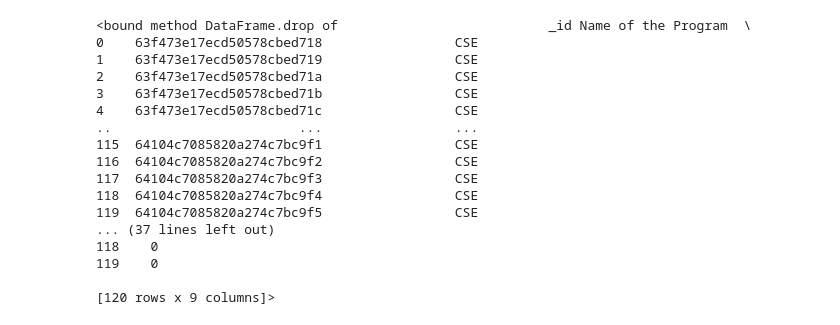
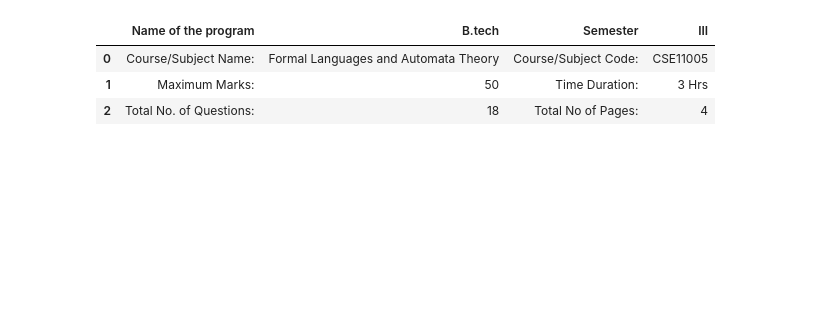
Before and after one commit to arup208hi/Final8sem, a Jupyter notebook: practicesmartquestion (3) 2 (1).ipynb, the cells around one changed output. Saved outputs shown, nothing was run; the diff lists cells and outputs as text; code cells hidden in the pictures; blank space fills up the shorter version.

```diff
--- a/practicesmartquestion (3) 2 (1).ipynb
+++ b/practicesmartquestion (3) 2 (1).ipynb
@@ -36,23 +36,39 @@ for data in x:
 {'_id': ObjectId('64104c7085820a274c7bc9f5'), 'Name of the Program': 'CSE', 'Paper Title': 'Switching Circuit and Logic Design', 'Paper Code': 'CSE11004', 'Semester': 'III', 'Question': 'Discuss the c ...
 # %%
 df=pd.DataFrame(list(col.find()))
-df.drop
+# df.drop
+# df.to_markdown()
+# df
+marks_5 = df['Question'][df["Marks"]=='5']
+marks_1 = df['Question'][df["Marks"]=='1']
-# %% [output]
-<bound method DataFrame.drop of                           _id Name of the Program  \
-0    63f473e17ecd50578cbed718                 CSE
-1    63f473e17ecd50578cbed719                 CSE
-2    63f473e17ecd50578cbed71a                 CSE
-3    63f473e17ecd50578cbed71b                 CSE
-4    63f473e17ecd50578cbed71c                 CSE
-..                        ...                 ...
-115  64104c7085820a274c7bc9f1                 CSE
-116  64104c7085820a274c7bc9f2                 CSE
-117  64104c7085820a274c7bc9f3                 CSE
-118  64104c7085820a274c7bc9f4                 CSE
-119  64104c7085820a274c7bc9f5                 CSE
-... (37 lines left out)
-118    0
-119    0
-
-[120 rows x 9 columns]>
+# %%
+marks_1=pd.DataFrame()
+marks_1 = df['Question'][df["Marks"]=='1']
+li=[]
+d=marks_1.sample(n=5)
+for i in d:
+    li.append(i)
+
+e=marks_5.sample(n=3)
+for j in e:
+    li.append(j)
+df54=pd.DataFrame(li)
+
+
+df54.reset_index(drop=True,inplace=True)
+df54.to_html("df54.html")
+
+data = {'Name of the program': ['Course/Subject Name:', 'Maximum Marks:','Total No. of Questions:'],
+        'B.tech': ['Formal Languages and Automata Theory','50','18'],
+        'Semester':['Course/Subject Code:','Time Duration:','Total No of Pages:'],
+        'III':['CSE11005','3 Hrs','4']
+        }
+
+df555=pd.DataFrame(data)
+df555
+# %% [output]
+|  | Name of the program | B.tech | Semester | III |
+| 0 | Course/Subject Name: | Formal Languages and Automata Theory | Course/Subject Code: | CSE11005 |
+| 1 | Maximum Marks: | 50 | Time Duration: | 3 Hrs |
+| 2 | Total No. of Questions: | 18 | Total No of Pages: | 4 |
 # %%
```
Also changed, not shown: parts of 11 cells of this notebook, 39 other files.
